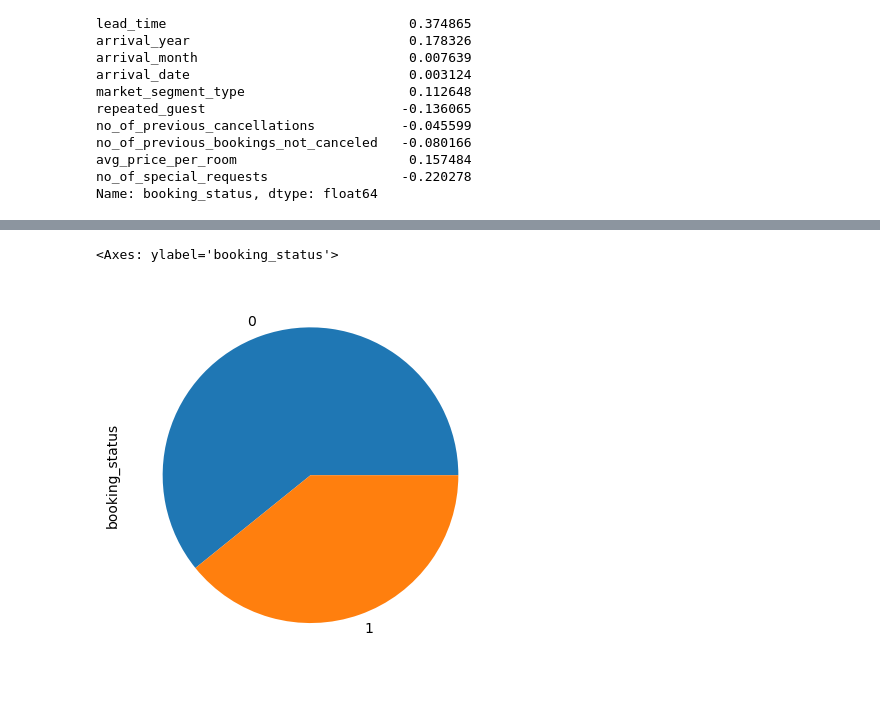
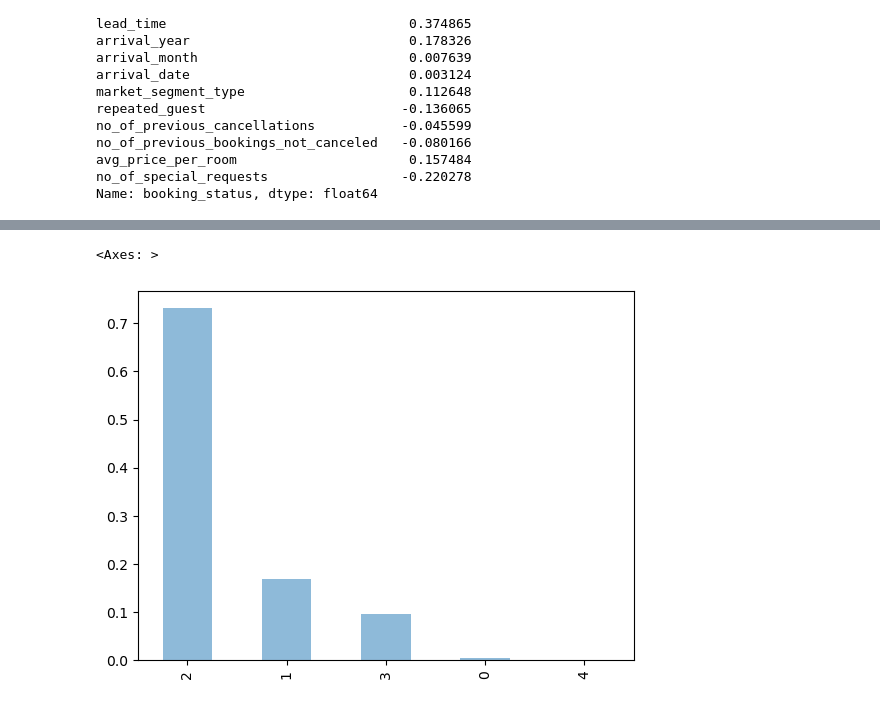
Before and after one commit to centralpenguin/DataScience, a Jupyter notebook: BookingStatus/Untitled.ipynb, the cells around one changed output, grey strips where cells are left out. Cells and saved outputs as stored; diff of their text form; code cells hidden in the pictures.

```diff
--- a/BookingStatus/Untitled.ipynb
+++ b/BookingStatus/Untitled.ipynb
@@ -110,5 +126,5 @@ Name: booking_status, dtype: float64
 # %%
-train_data.booking_status.value_counts().plot(kind = "pie")
+train_data.no_of_adults.value_counts(normalize=True).plot(kind="bar", alpha = 0.5)
 # %% [output]
-<Axes: ylabel='booking_status'>
+<Axes: >
-[figure, old version]
+[figure, new version]
```
Also changed, not shown: parts of 4 cells of this notebook.
